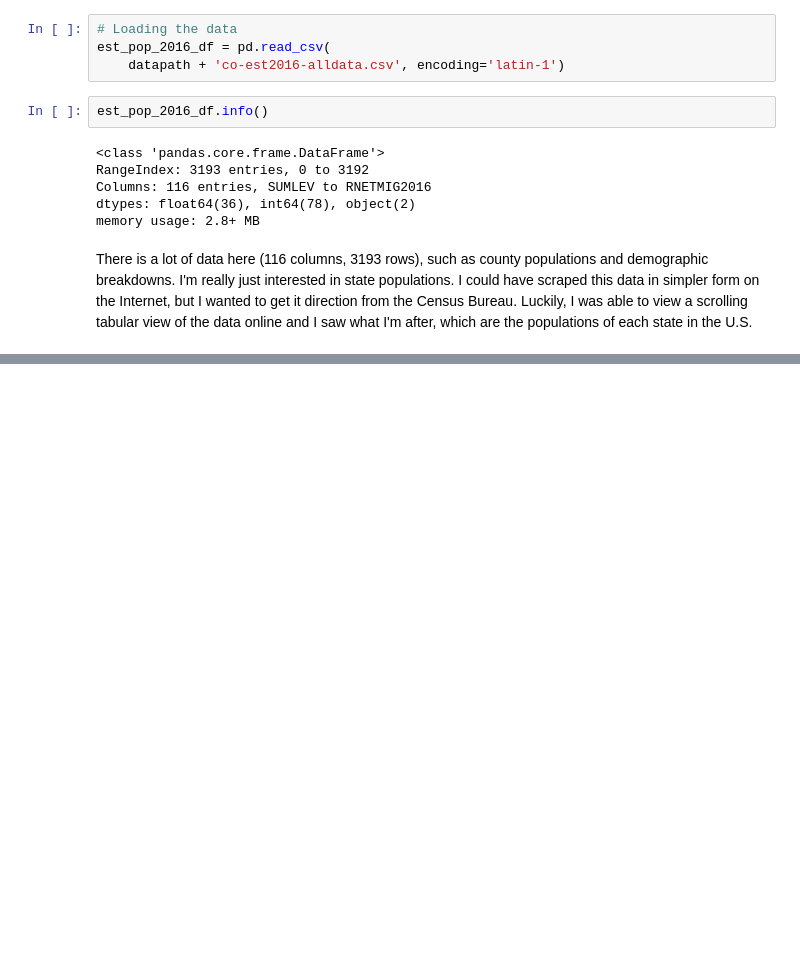
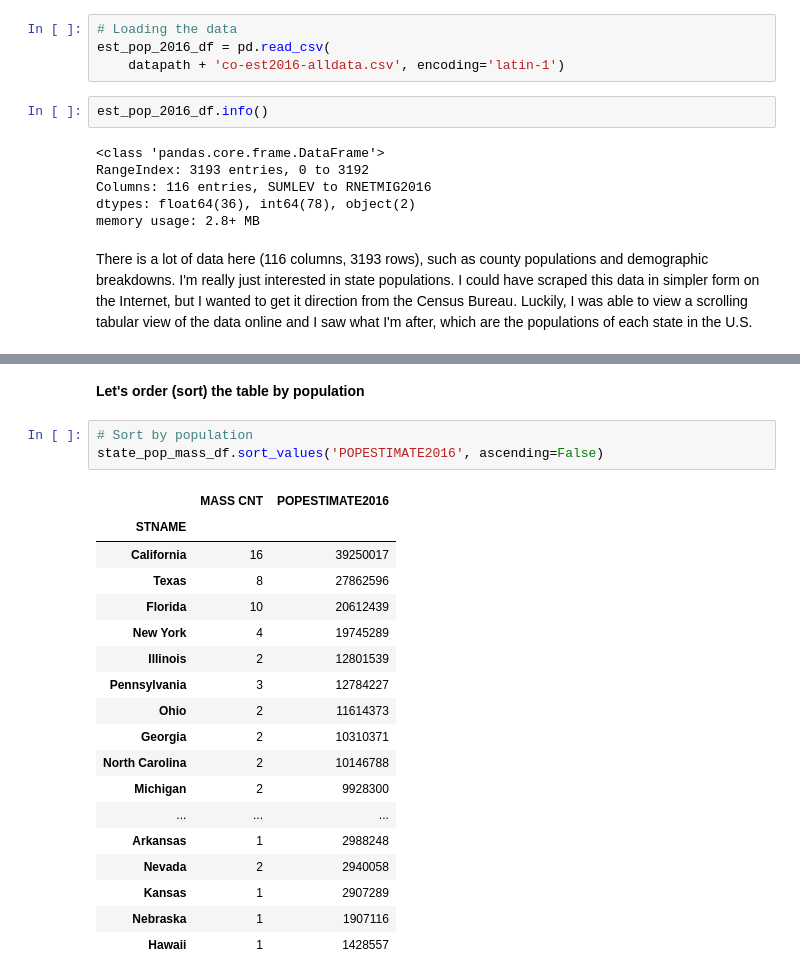
Before and after one commit to Qyoom/wesleyan_data_mgmt_vis, a Jupyter notebook: week_2/gun_violence_in_America_v1.ipynb, the cells around one changed output, grey strips where cells are left out. Drawn from its saved outputs; the diff is of its cells as text; blank space fills up the shorter version.

```diff
--- a/week_2/gun_violence_in_America_v1.ipynb
+++ b/week_2/gun_violence_in_America_v1.ipynb
@@ -229,3 +234,27 @@ state_pop_mass_df
 | Nebraska | 1 | 1907116 |
 | Missouri | 1 | 6093000 |
 | Tennessee | 1 | 6651194 |
+# %% [markdown]
+**Let's order (sort) the table by population**
+# %%
+# Sort by population
+state_pop_mass_df.sort_values('POPESTIMATE2016', ascending=False)
+# %% [output]
+|  | MASS CNT | POPESTIMATE2016 |
+| STNAME |  |  |
+| California | 16 | 39250017 |
+| Texas | 8 | 27862596 |
+| Florida | 10 | 20612439 |
+| New York | 4 | 19745289 |
+| Illinois | 2 | 12801539 |
+| Pennsylvania | 3 | 12784227 |
+| Ohio | 2 | 11614373 |
+| Georgia | 2 | 10310371 |
+| North Carolina | 2 | 10146788 |
+| Michigan | 2 | 9928300 |
+| ... | ... | ... |
+| Arkansas | 1 | 2988248 |
+| Nevada | 2 | 2940058 |
+| Kansas | 1 | 2907289 |
+| Nebraska | 1 | 1907116 |
+| Hawaii | 1 | 1428557 |
```
Also changed, not shown: parts of 8 cells of this notebook.
